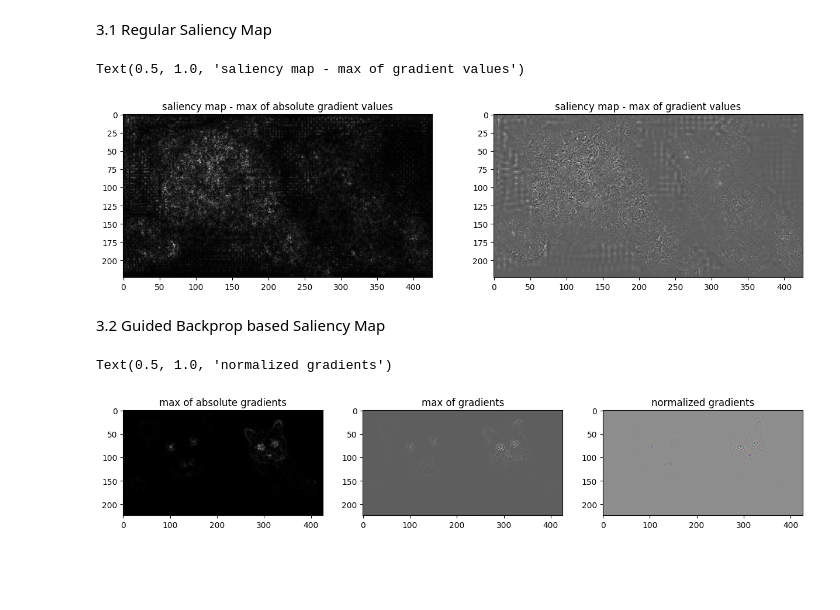
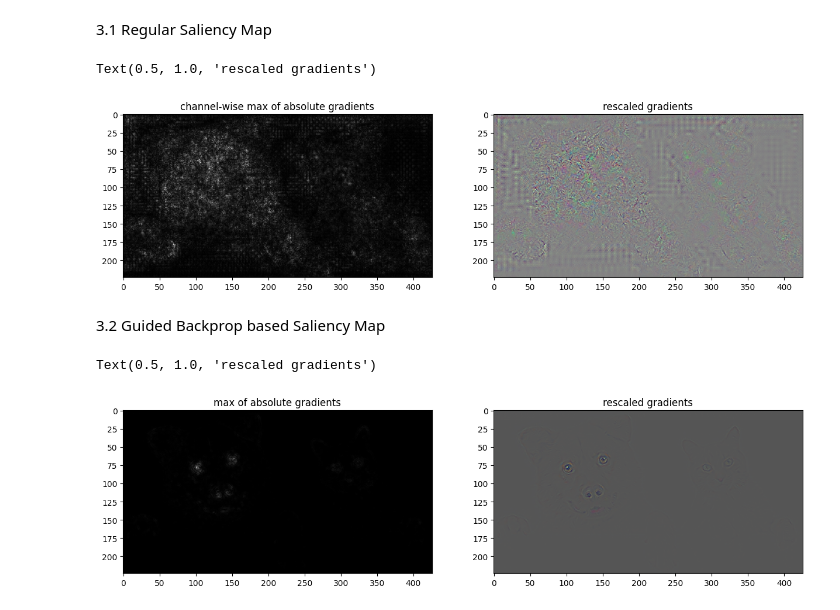
Before and after one commit to tutorials101/gradCAM, a Jupyter notebook: visualizations.ipynb, the cells around one changed output. Drawn from its saved outputs; the diff is of its cells as text; code cells hidden in the pictures; blank space fills up the shorter version.

Commit message:
guided grad-cam completed... I think... lol

```diff
--- a/visualizations.ipynb
+++ b/visualizations.ipynb
@@ -283,6 +265,12 @@ class_idx.item()=260, scores[:, class_idx].item()=5.149387359619141
 ### <> **3. Guided Grad CAM** - Idea is GradCAM + Guided Backprop
 
 [we are going to use resnet18's layer4.basicblock1.conv2]
+# %%
+class_idx = 260 #260 = dog, 281 = cat , 386 = elephant
+
+def normalize(input):
+
+  return (input-input.min())/(input.max()-input.min())
 # %% [markdown]
 3.1 Regular Saliency Map
 # %%
@@ -307,24 +294,26 @@ _ = input.grad.zero_() #otherwise pytorch will accumulate gradients
 # %%
 fig, ax = plt.subplots(1,2, figsize=(15,20))
-ax[0].imshow(map1, cmap='gray')
-ax[0].set_title("max of absolute gradients")
-ax[1].imshow(map2, cmap='gray')
-ax[1].set_title("max of gradients")
+ax[0].imshow(max_map, cmap='gray')
+ax[0].set_title("channel-wise max of absolute gradients")
+ax[1].imshow(norm_map)
+ax[1].set_title("rescaled gradients")
 # %% [output]
-Text(0.5, 1.0, 'saliency map - max of gradient values')
+Text(0.5, 1.0, 'rescaled gradients')
-[figure, old version]
+[figure, new version]
 # %% [markdown]
 3.2 Guided Backprop based Saliency Map
 # %%
-# Guided backprop: essentially same as saliency map but here we choose arbitrary neuron and we do some tweak during the backprop
-# during backprop, we only backprop positive gradients through each ReLU
+# Guided backprop: essentially same as saliency map but here we do some tweak during the backprop
+# during backprop, we only backprop positive gradients through ReLU
 
+import copy
 
 input.requires_grad=True
 
-class_idx = 281 #cat
+# _net = copy.deepcopy(net)
 
-net.zero_grad()
+# _net.zero_grad()
+# _net.eval()
 net.eval()
 
 def guided_backprop(module, grads_in, grads_out):
@@ -344,21 +333,18 @@ while handles:
   handle = handles.pop()
   handle.remove()
 
-grad = input.grad.clone()
-map1, _ = grad.abs().max(dim=0)
-map2, _ = grad.max(dim=0)
-map3 = grad.permute([1,2,0])
-map3 = (map3 - map3.min())/(map3.max()-map3.min())
+grad = input.grad.detach().numpy()
+max_guided_map = np.abs(grad).max(axis=0)
+norm_guided_map = normalize(grad.transpose([1,2,0]))
 
-_ = input.grad.zero_() #otherwise pytorch will accumulate gradients
+input.grad.zero_()
+input.requires_grad = False #otherwise pytorch will accumulate gradients
 # %%
-fig, ax = plt.subplots(1,3, figsize=(15,20))
-ax[0].imshow(map1, cmap='gray')
+fig, ax = plt.subplots(1,2, figsize=(15,20))
+ax[0].imshow(max_guided_map, cmap='gray')
 ax[0].set_title("max of absolute gradients")
-ax[1].imshow(map2, cmap='gray')
-ax[1].set_title("max of gradients")
-ax[2].imshow(map3, cmap='gray')
-ax[2].set_title("normalized gradients")
+ax[1].imshow(norm_guided_map)
+ax[1].set_title("rescaled gradients")
 # %% [output]
-Text(0.5, 1.0, 'normalized gradients')
+Text(0.5, 1.0, 'rescaled gradients')
-[figure, old version]
+[figure, new version]
```
Also changed, not shown: parts of 8 cells of this notebook.
